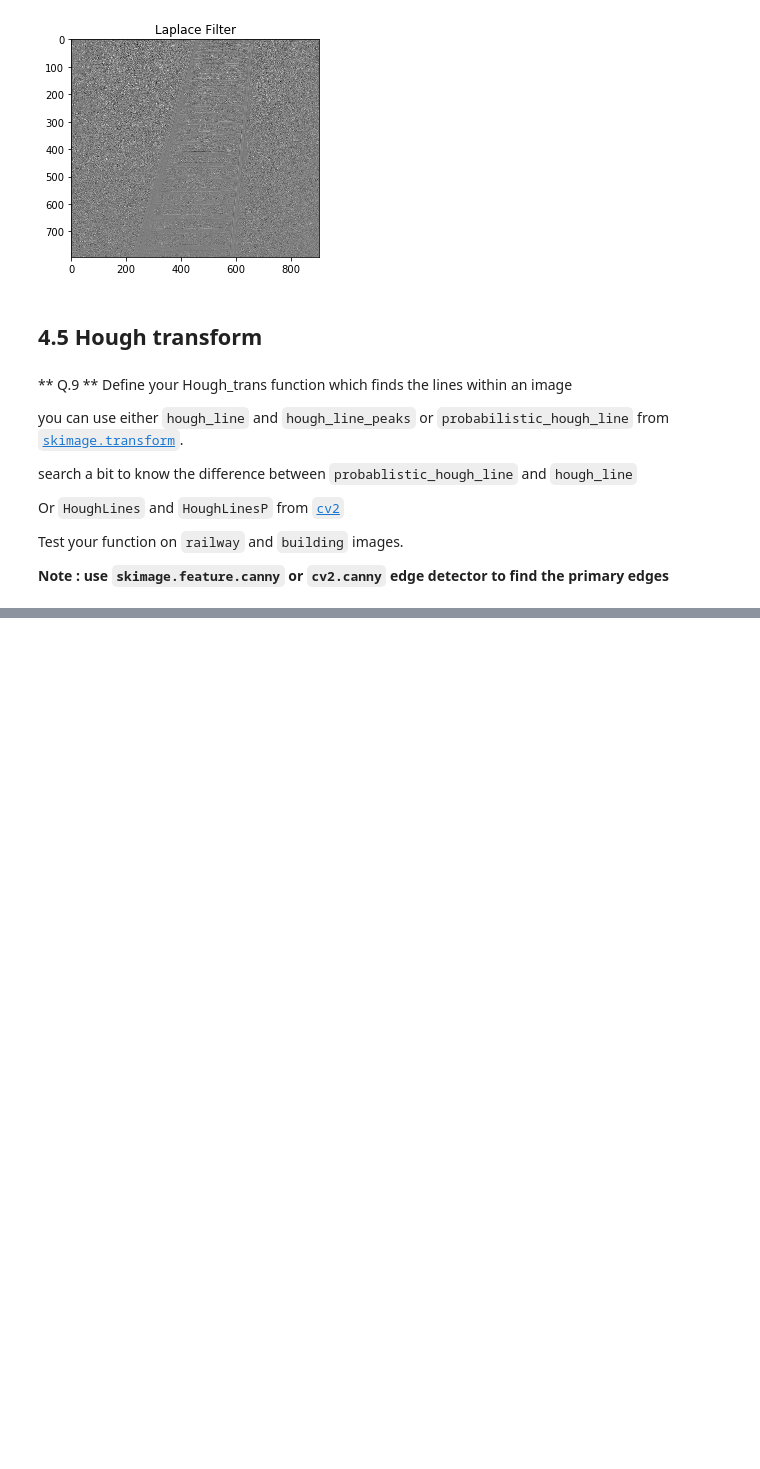
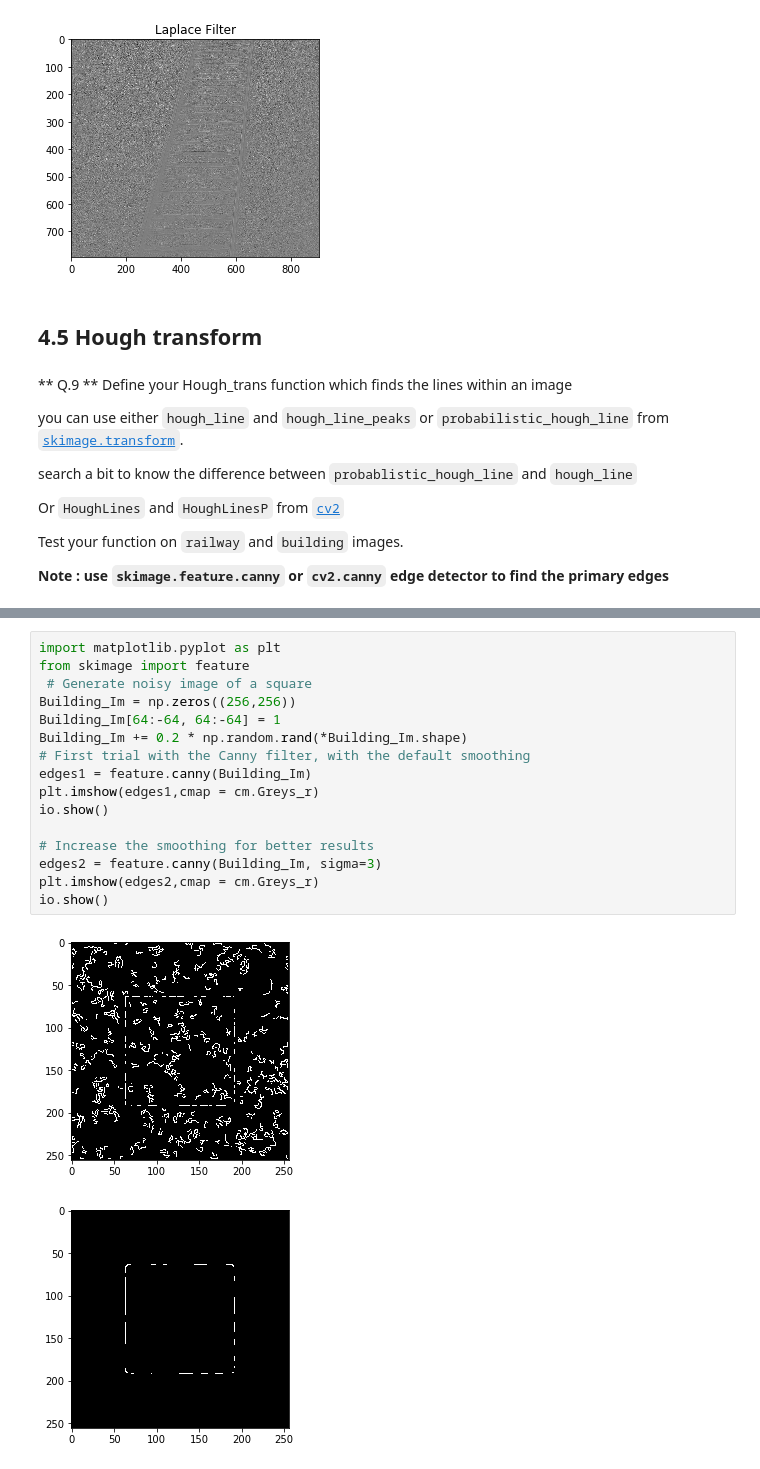
Before and after one commit to Amayawson/B31XB-IIP-TP-1718, a Jupyter notebook: 4-filter-spatial-domain/4-spatial-filter.ipynb, the cells around one changed output, grey strips where cells are left out. Cells and saved outputs as stored; diff of their text form; blank space fills up the shorter version.

```diff
--- a/4-filter-spatial-domain/4-spatial-filter.ipynb
+++ b/4-filter-spatial-domain/4-spatial-filter.ipynb
@@ -501,0 +543,19 @@ Test your function on `railway` and `building` images.
+# %%
+import matplotlib.pyplot as plt
+from skimage import feature
+ # Generate noisy image of a square
+Building_Im = np.zeros((256,256))
+Building_Im[64:-64, 64:-64] = 1
+Building_Im += 0.2 * np.random.rand(*Building_Im.shape)
+# First trial with the Canny filter, with the default smoothing
+edges1 = feature.canny(Building_Im)
+plt.imshow(edges1,cmap = cm.Greys_r)
+io.show()
+
+# Increase the smoothing for better results
+edges2 = feature.canny(Building_Im, sigma=3)
+plt.imshow(edges2,cmap = cm.Greys_r)
+io.show()
+# %% [output]
+[figure, added]
+[figure, added]
```
Also changed, not shown: parts of 13 cells of this notebook, 1 other file.
